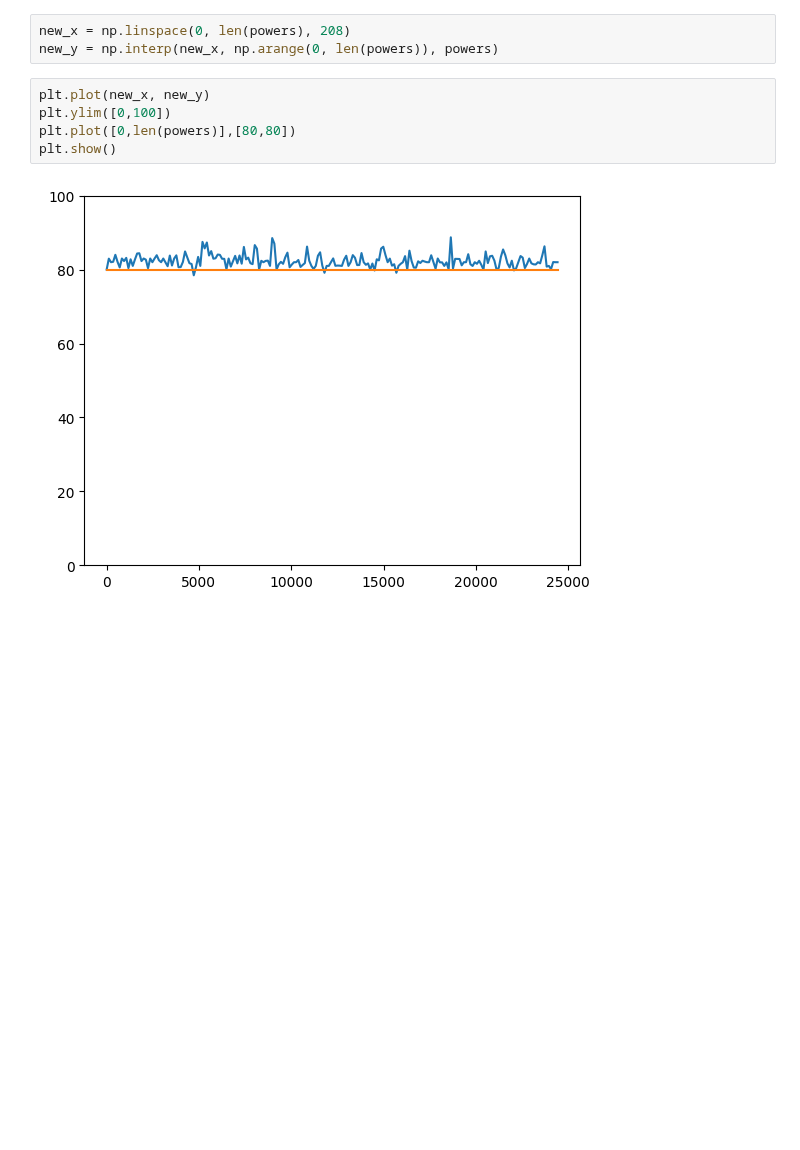
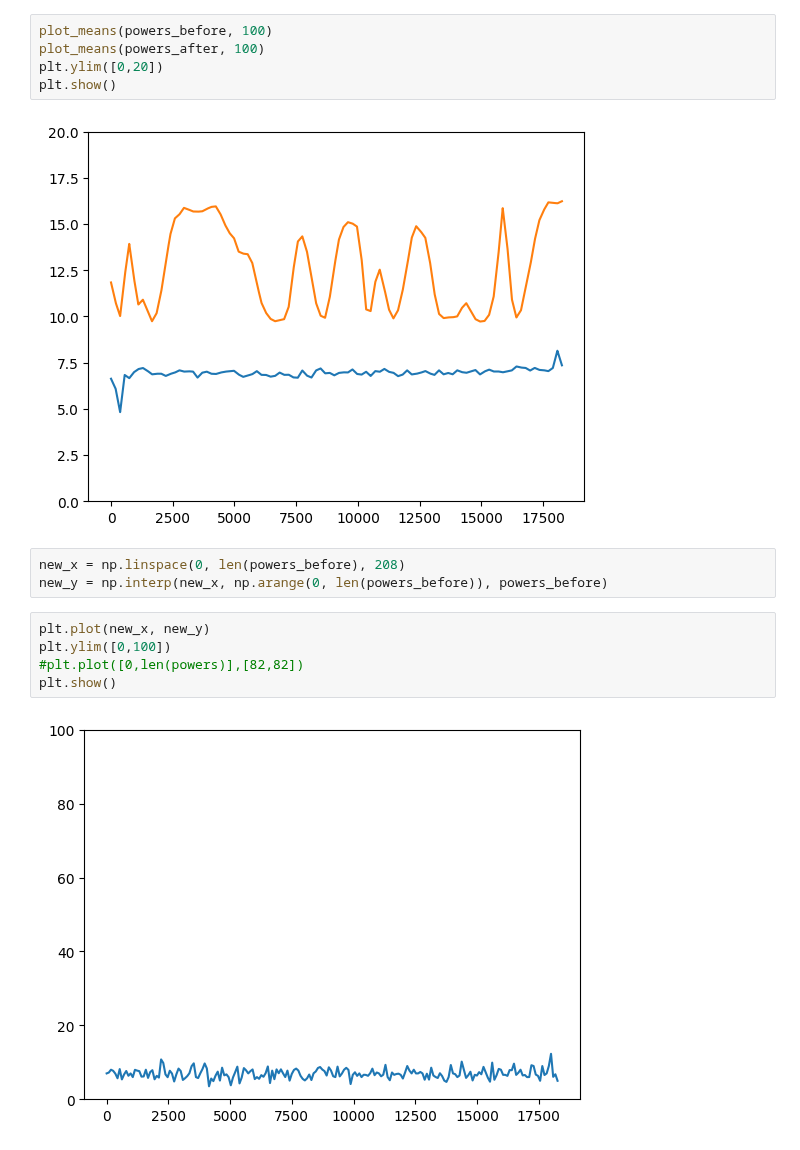
Before and after one commit to Valerio-Amico/Lab-Rydberg, a Jupyter notebook: teensy_for_dipolar_trap/plot_power.ipynb, the cells around one changed output. Drawn from its saved outputs; the diff is of its cells as text; blank space fills up the shorter version.

```diff
--- a/teensy_for_dipolar_trap/plot_power.ipynb
+++ b/teensy_for_dipolar_trap/plot_power.ipynb
@@ -35,13 +54,20 @@ plt.show()
+# %%
+plot_means(powers_before, 100)
+plot_means(powers_after, 100)
+plt.ylim([0,20])
+plt.show()
+# %% [output]
+[figure, added]
 # %%
-new_x = np.linspace(0, len(powers), 208)
-new_y = np.interp(new_x, np.arange(0, len(powers)), powers)
+new_x = np.linspace(0, len(powers_before), 208)
+new_y = np.interp(new_x, np.arange(0, len(powers_before)), powers_before)
 # %%
 plt.plot(new_x, new_y)
 plt.ylim([0,100])
-plt.plot([0,len(powers)],[80,80])
+#plt.plot([0,len(powers)],[82,82])
 plt.show()
 # %% [output]
-[figure, old version]
+[figure, new version]
 # %%
 from scipy.interpolate import make_interp_spline, BSpline
 
```
Also changed, not shown: parts of 4 cells of this notebook, 9 other files.
